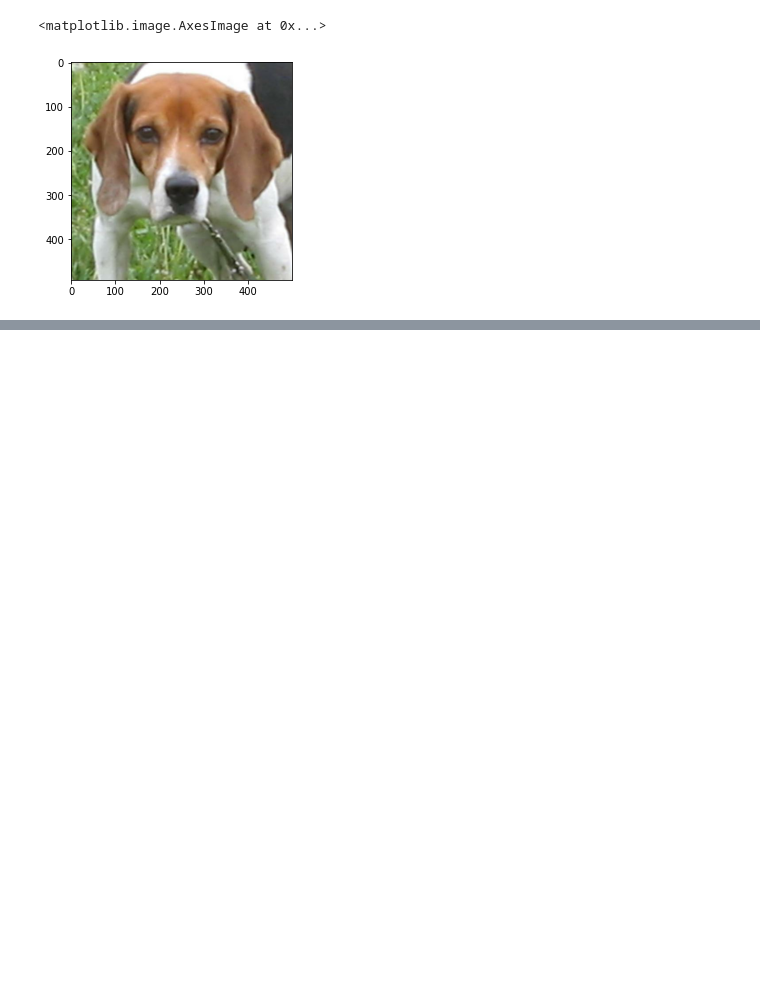
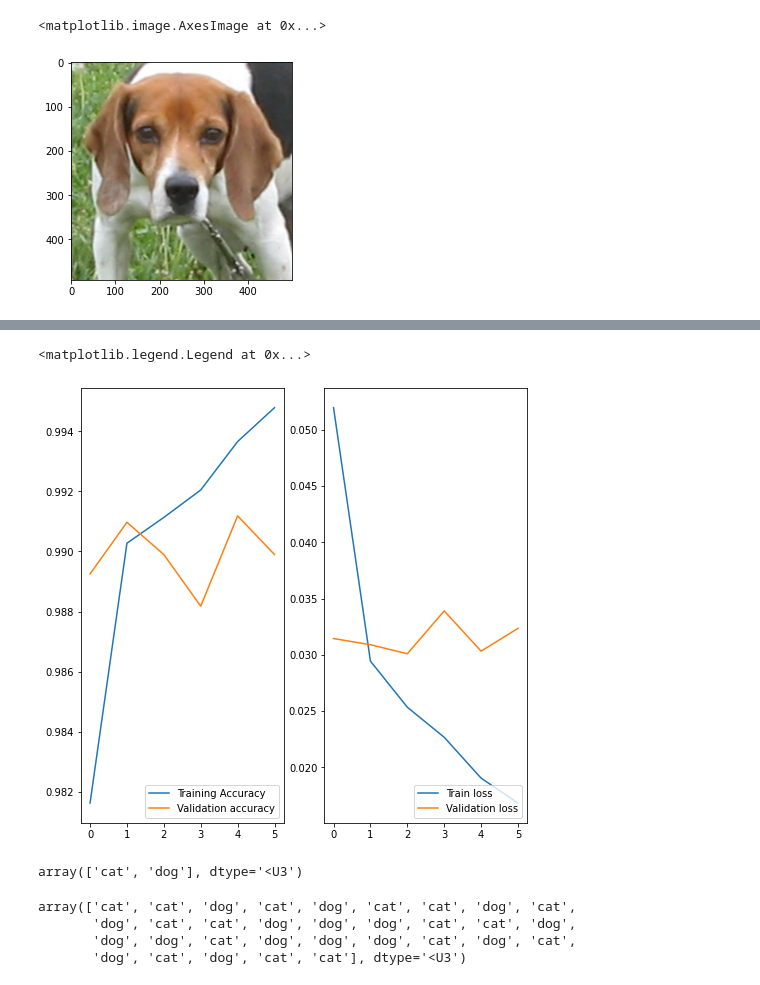
Before and after one commit to venkat2ram/Keras-and-Tensorflow, a Jupyter notebook: ud_l6_transfer_lng_cats_dogs.ipynb, the cells around one changed output, grey strips where cells are left out. Cells and saved outputs as stored; diff of their text form; code cells hidden in the pictures; blank space fills up the shorter version.

```diff
--- a/ud_l6_transfer_lng_cats_dogs.ipynb
+++ b/ud_l6_transfer_lng_cats_dogs.ipynb
@@ -112,0 +120,5 @@ _ = plt.suptitle("ImageNet predictions")
+# %%
+model=tf.keras.Sequential([feature_extractor,
+                          layers.Dense(2,activation='softmax')])
+# %%
+model.compile(optimizer='adam',loss='sparse_categorical_crossentropy',metrics=['accuracy'])
@@ -112,0 +144,4 @@ _ = plt.suptitle("ImageNet predictions")
+# %%
+epochs=6
+# %%
+history=model.fit(train_batches,validation_data=validation_batches,epochs=6,batch_size=BATCH_SIZE)
@@ -112,0 +161,22 @@ _ = plt.suptitle("ImageNet predictions")
+# %%
+train_accuracy=history.history['accuracy']
+val_accuracy=history.history['val_accuracy']
+
+loss=history.history['loss']
+val_loss=history.history['val_loss']
+
+epoch_range=range(epochs)
+
+plt.figure(figsize=(8,8))
+plt.subplot(1,2,1)
+plt.plot(epoch_range,train_accuracy,label='Training Accuracy')
+plt.plot(epoch_range,val_accuracy,label='Validation accuracy')
+plt.legend(loc='lower right')
+
+plt.subplot(1,2,2)
+plt.plot(epoch_range,loss,label='Train loss')
+plt.plot(epoch_range,val_loss,label='Validation loss')
+plt.legend(loc='lower right')
+# %% [output]
+<matplotlib.legend.Legend at 0x...>
+[figure, added]
@@ -112,0 +185,4 @@ _ = plt.suptitle("ImageNet predictions")
+# %%
+class_names
+# %% [output]
+array(['cat', 'dog'], dtype='<U3')
@@ -112,0 +195,7 @@ _ = plt.suptitle("ImageNet predictions")
+# %%
+predicted_class_names
+# %% [output]
+array(['cat', 'cat', 'dog', 'cat', 'dog', 'cat', 'cat', 'dog', 'cat',
+       'dog', 'cat', 'cat', 'dog', 'dog', 'dog', 'cat', 'cat', 'dog',
+       'dog', 'dog', 'cat', 'dog', 'dog', 'dog', 'cat', 'dog', 'cat',
+       'dog', 'cat', 'dog', 'cat', 'cat'], dtype='<U3')
```
Also changed, not shown: parts of 13 cells of this notebook.
